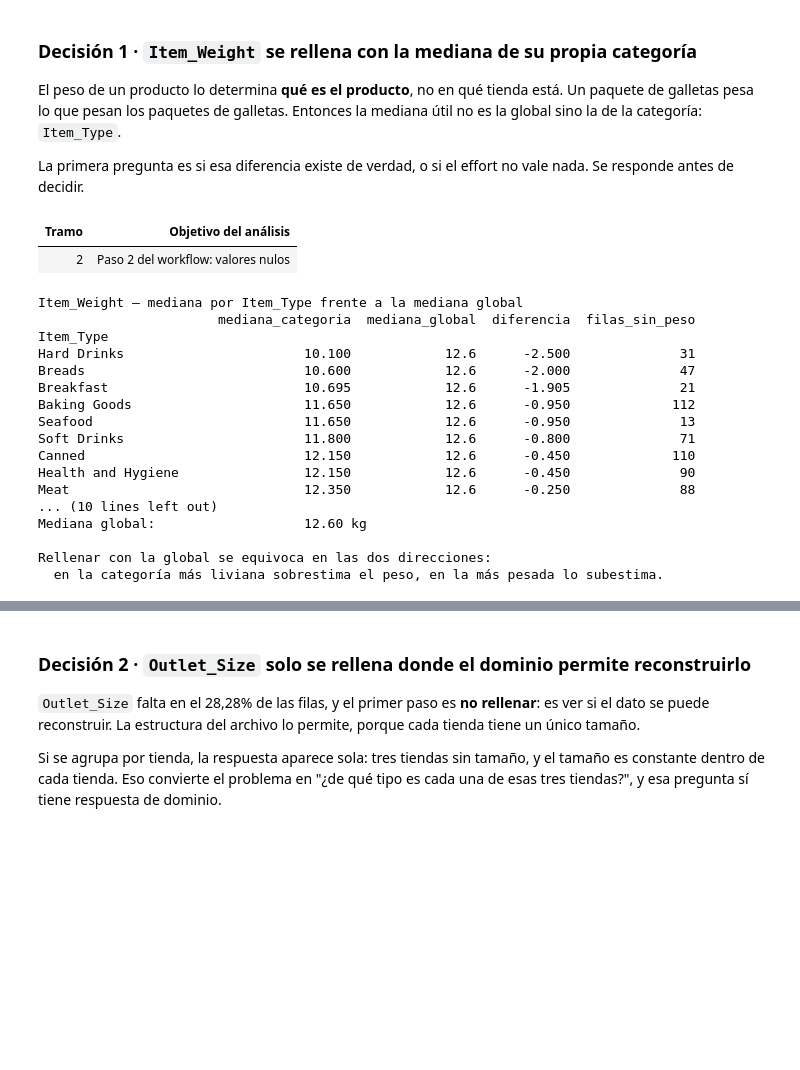
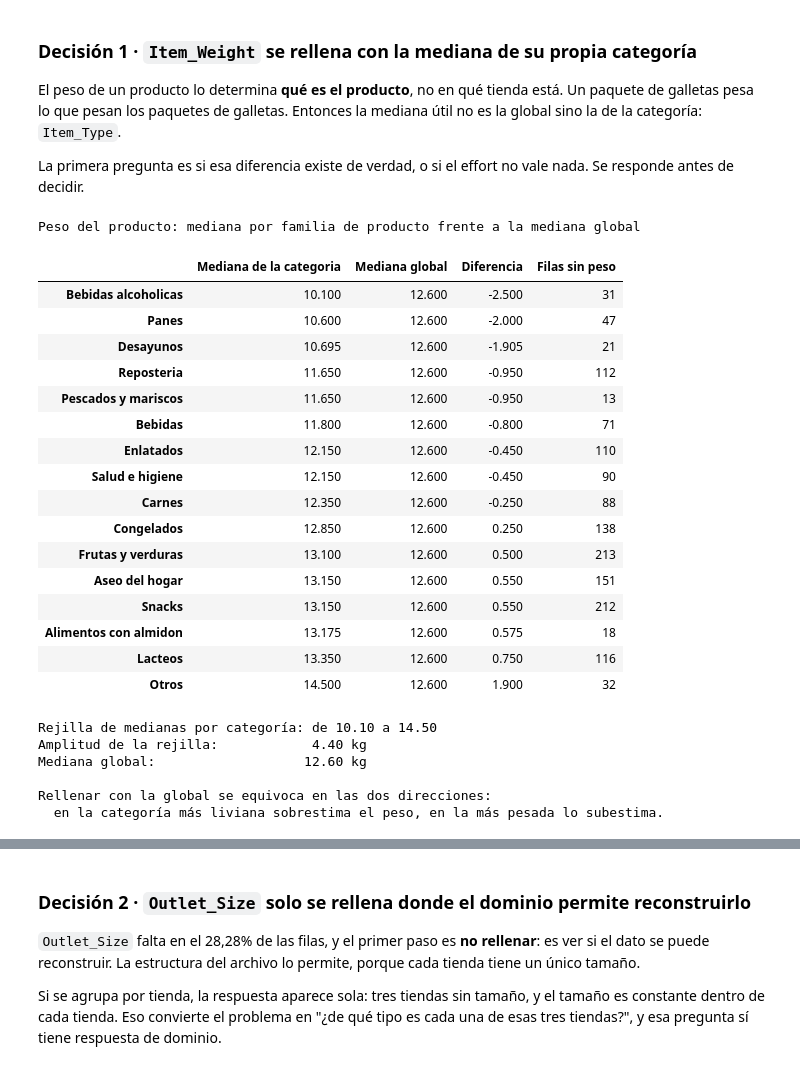
Before and after one commit to Breinersmartinez/Data-analysis, a Jupyter notebook: EDA_bigmart_sales.ipynb, the cells around one changed output, grey strips where cells are left out. Saved outputs shown, nothing was run; the diff lists cells and outputs as text; code cells hidden in the pictures; blank space fills up the shorter version.

```diff
--- a/EDA_bigmart_sales.ipynb
+++ b/EDA_bigmart_sales.ipynb
@@ -279,45 +496,47 @@ de la categoría: `Item_Type`.
 La primera pregunta es si esa diferencia existe de verdad, o si el effort no vale nada. Se responde
 antes de decidir.
 # %%
-mostrar_tramo('2', 'Paso 2 del workflow: valores nulos')
-
-print('Item_Weight — mediana por Item_Type frente a la mediana global')
 medianas_categoria = df.groupby('Item_Type')['Item_Weight'].median().sort_values()
 mediana_global = df['Item_Weight'].median()
 
 tabla_peso = medianas_categoria.to_frame('mediana_categoria')
 tabla_peso['mediana_global'] = mediana_global
 tabla_peso['diferencia'] = tabla_peso['mediana_categoria'] - mediana_global
 tabla_peso['filas_sin_peso'] = df.groupby('Item_Type')['Item_Weight'].apply(lambda s: int(s.isna().sum()))
 
-print(tabla_peso.round(3).to_string())
+tabla(tabla_peso, 3, 'Peso del producto: mediana por familia de producto frente a la mediana global')
 print()
 print(f'Rejilla de medianas por categoría: de {medianas_categoria.min():,.2f} a {medianas_categoria.max():,.2f}')
 print(f'Amplitud de la rejilla:            {medianas_categoria.max() - medianas_categoria.min():,.2f} kg')
 print(f'Mediana global:                   {mediana_global:,.2f} kg')
 print()
 print('Rellenar con la global se equivoca en las dos direcciones:')
 print('  en la categoría más liviana sobrestima el peso, en la más pesada lo subestima.')
 # %% [output]
+Peso del producto: mediana por familia de producto frente a la mediana global
-| Tramo | Objetivo del análisis |
-| 2 | Paso 2 del workflow: valores nulos |
+|  | Mediana de la categoria | Mediana global | Diferencia | Filas sin peso |
+| Bebidas alcoholicas | 10.100 | 12.600 | -2.500 | 31 |
+| Panes | 10.600 | 12.600 | -2.000 | 47 |
+| Desayunos | 10.695 | 12.600 | -1.905 | 21 |
+| Reposteria | 11.650 | 12.600 | -0.950 | 112 |
+| Pescados y mariscos | 11.650 | 12.600 | -0.950 | 13 |
+| Bebidas | 11.800 | 12.600 | -0.800 | 71 |
+| Enlatados | 12.150 | 12.600 | -0.450 | 110 |
+| Salud e higiene | 12.150 | 12.600 | -0.450 | 90 |
+| Carnes | 12.350 | 12.600 | -0.250 | 88 |
+| Congelados | 12.850 | 12.600 | 0.250 | 138 |
+| Frutas y verduras | 13.100 | 12.600 | 0.500 | 213 |
+| Aseo del hogar | 13.150 | 12.600 | 0.550 | 151 |
+| Snacks | 13.150 | 12.600 | 0.550 | 212 |
+| Alimentos con almidon | 13.175 | 12.600 | 0.575 | 18 |
+| Lacteos | 13.350 | 12.600 | 0.750 | 116 |
+| Otros | 14.500 | 12.600 | 1.900 | 32 |
-Item_Weight — mediana por Item_Type frente a la mediana global
-                       mediana_categoria  mediana_global  diferencia  filas_sin_peso
-Item_Type
-Hard Drinks                       10.100            12.6      -2.500              31
-Breads                            10.600            12.6      -2.000              47
-Breakfast                         10.695            12.6      -1.905              21
-Baking Goods                      11.650            12.6      -0.950             112
-Seafood                           11.650            12.6      -0.950              13
-Soft Drinks                       11.800            12.6      -0.800              71
-Canned                            12.150            12.6      -0.450             110
-Health and Hygiene                12.150            12.6      -0.450              90
-Meat                              12.350            12.6      -0.250              88
-... (10 lines left out)
-Mediana global:                   12.60 kg
-
-Rellenar con la global se equivoca en las dos direcciones:
-  en la categoría más liviana sobrestima el peso, en la más pesada lo subestima.
+Rejilla de medianas por categoría: de 10.10 a 14.50
+Amplitud de la rejilla:            4.40 kg
+Mediana global:                   12.60 kg
+
+Rellenar con la global se equivoca en las dos direcciones:
+  en la categoría más liviana sobrestima el peso, en la más pesada lo subestima.
 # %%
 nulos_peso = int(df['Item_Weight'].isna().sum())
 filas_totales = len(df)
```
Also changed, not shown: parts of 37 cells of this notebook, 1 other file.
